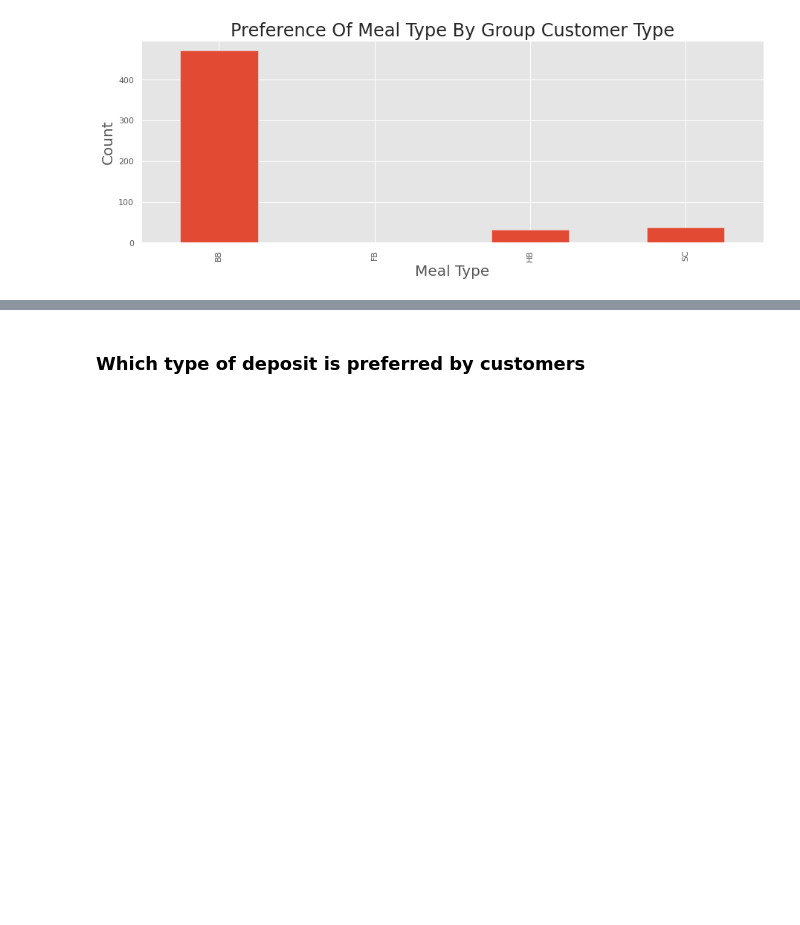
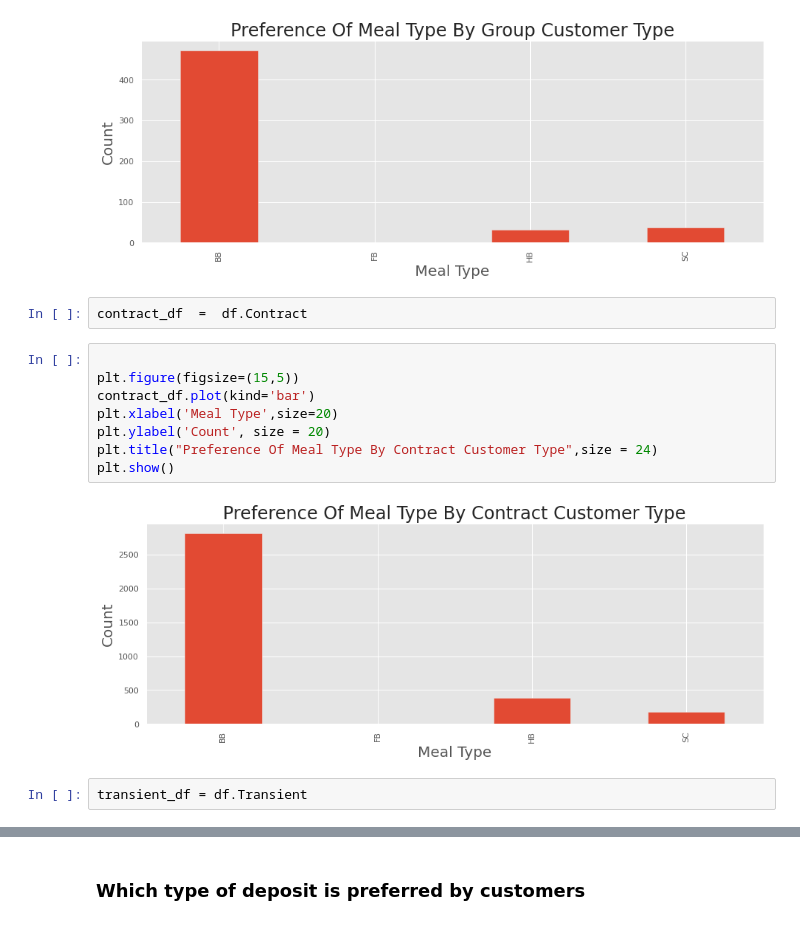
Before and after one commit to Kushan1001/Hotel-booking-data-analysis, a Jupyter notebook: Hotel_Booking_Analysis(Compiled).ipynb, the cells around one changed output, grey strips where cells are left out. Drawn from its saved outputs; the diff is of its cells as text; blank space fills up the shorter version.

```diff
--- a/Hotel_Booking_Analysis(Compiled).ipynb
+++ b/Hotel_Booking_Analysis(Compiled).ipynb
@@ -471,3 +471,17 @@ plt.title("Preference Of Meal Type By Group Customer Type",size = 24)
 plt.show()
 # %% [output]
 [figure]
+# %%
+contract_df  =  df.Contract
+# %%
+
+plt.figure(figsize=(15,5))
+contract_df.plot(kind='bar')
+plt.xlabel('Meal Type',size=20)
+plt.ylabel('Count', size = 20)
+plt.title("Preference Of Meal Type By Contract Customer Type",size = 24)
+plt.show()
+# %% [output]
+[figure, added]
+# %%
+transient_df = df.Transient
```
Also changed, not shown: parts of 38 cells of this notebook.
